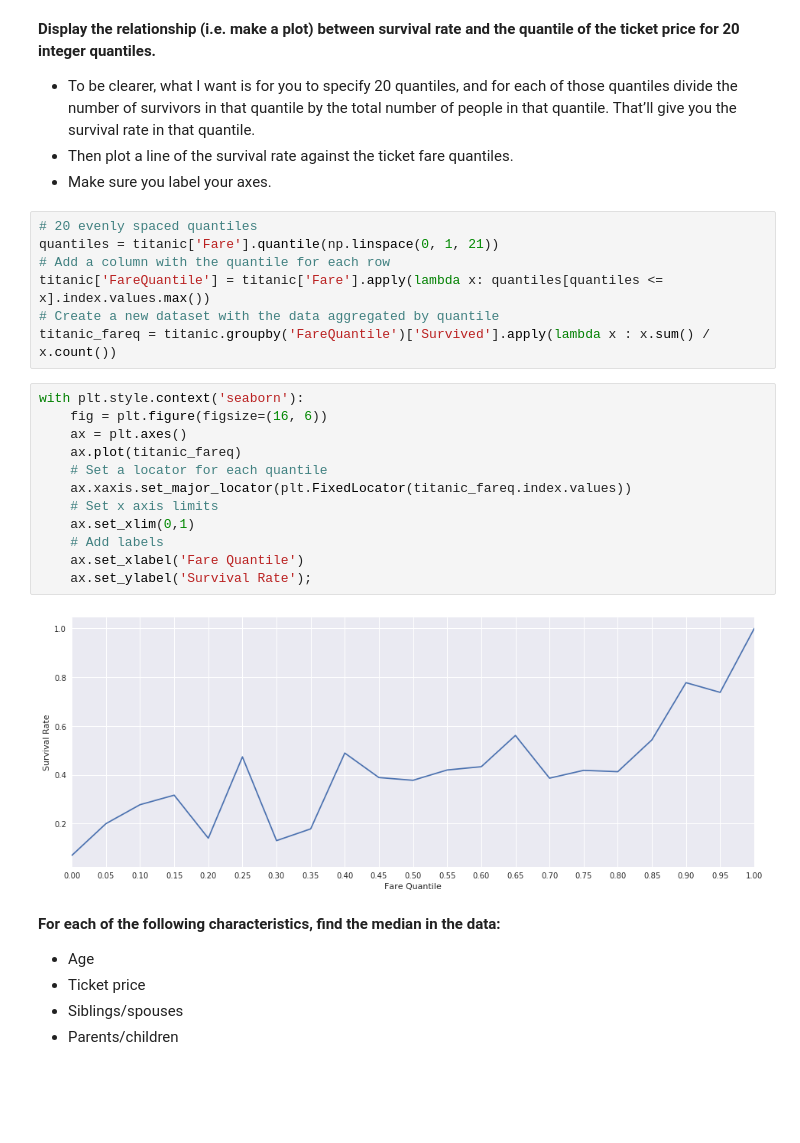
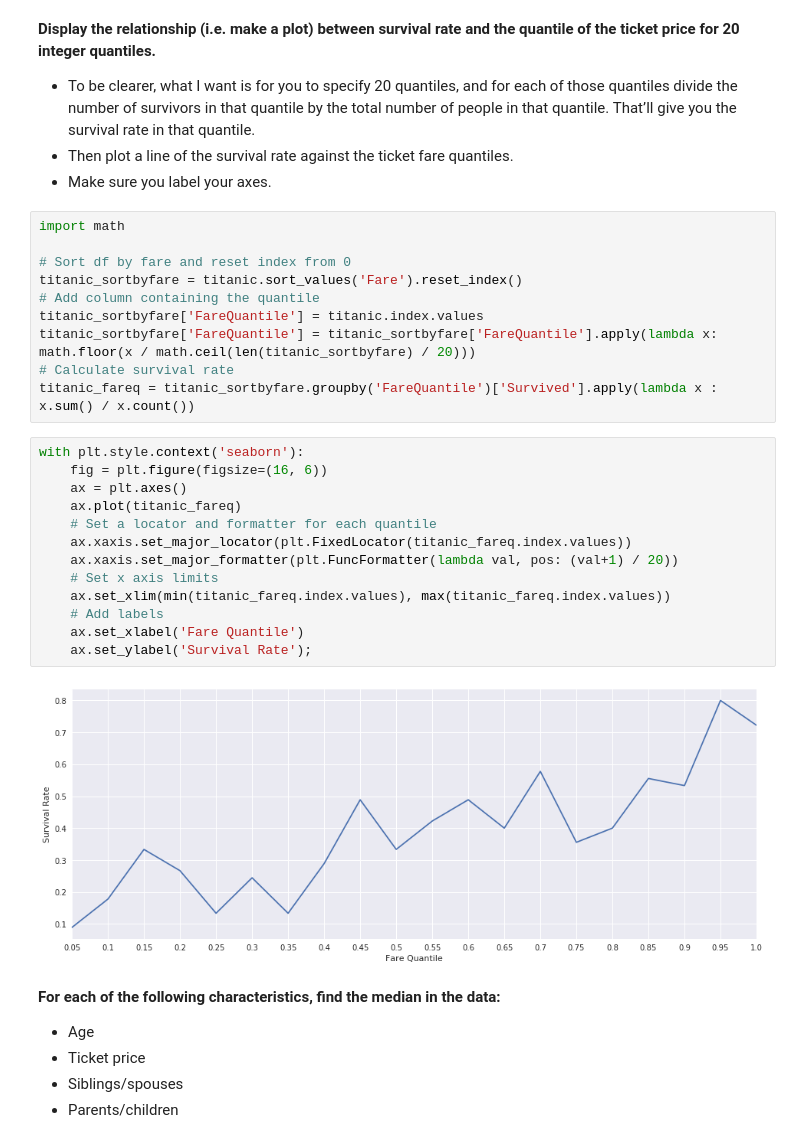
Before and after one commit to aleph314/K2, a Jupyter notebook: Foundations/Math/Titanic_exercises.ipynb, the cells around one changed output. Cells and saved outputs as stored; diff of their text form; blank space fills up the shorter version.

Commit message:
Reviewed math assignments

```diff
--- a/Foundations/Math/Titanic_exercises.ipynb
+++ b/Foundations/Math/Titanic_exercises.ipynb
@@ -167,27 +169,31 @@ Non-survivor without family members average age: 32.41423357664234
 - To be clearer, what I want is for you to specify 20 quantiles, and for each of those quantiles divide the number of survivors in that quantile by the total number of people in that quantile. That’ll give you the survival rate in that quantile.
 - Then plot a line of the survival rate against the ticket fare quantiles.
 - Make sure you label your axes.
-# %%
-# 20 evenly spaced quantiles
-quantiles = titanic['Fare'].quantile(np.linspace(0, 1, 21))
-# Add a column with the quantile for each row
-titanic['FareQuantile'] = titanic['Fare'].apply(lambda x: quantiles[quantiles <= x].index.values.max())
-# Create a new dataset with the data aggregated by quantile
-titanic_fareq = titanic.groupby('FareQuantile')['Survived'].apply(lambda x : x.sum() / x.count())
+# %%
+import math
+
+# Sort df by fare and reset index from 0
+titanic_sortbyfare = titanic.sort_values('Fare').reset_index()
+# Add column containing the quantile
+titanic_sortbyfare['FareQuantile'] = titanic.index.values
+titanic_sortbyfare['FareQuantile'] = titanic_sortbyfare['FareQuantile'].apply(lambda x: math.floor(x / math.ceil(len(titanic_sortbyfare) / 20)))
+# Calculate survival rate
+titanic_fareq = titanic_sortbyfare.groupby('FareQuantile')['Survived'].apply(lambda x : x.sum() / x.count())
 # %%
 with plt.style.context('seaborn'):
     fig = plt.figure(figsize=(16, 6))
     ax = plt.axes()
     ax.plot(titanic_fareq)
-    # Set a locator for each quantile
+    # Set a locator and formatter for each quantile
     ax.xaxis.set_major_locator(plt.FixedLocator(titanic_fareq.index.values))
+    ax.xaxis.set_major_formatter(plt.FuncFormatter(lambda val, pos: (val+1) / 20))
     # Set x axis limits
-    ax.set_xlim(0,1)
+    ax.set_xlim(min(titanic_fareq.index.values), max(titanic_fareq.index.values))
     # Add labels
     ax.set_xlabel('Fare Quantile')
     ax.set_ylabel('Survival Rate');
 # %% [output]
-[figure, old version]
+[figure, new version]
 # %% [markdown]
 **For each of the following characteristics, find the median in the data:**
 - Age
```
Also changed, not shown: parts of 21 cells of this notebook, 3 other files.
